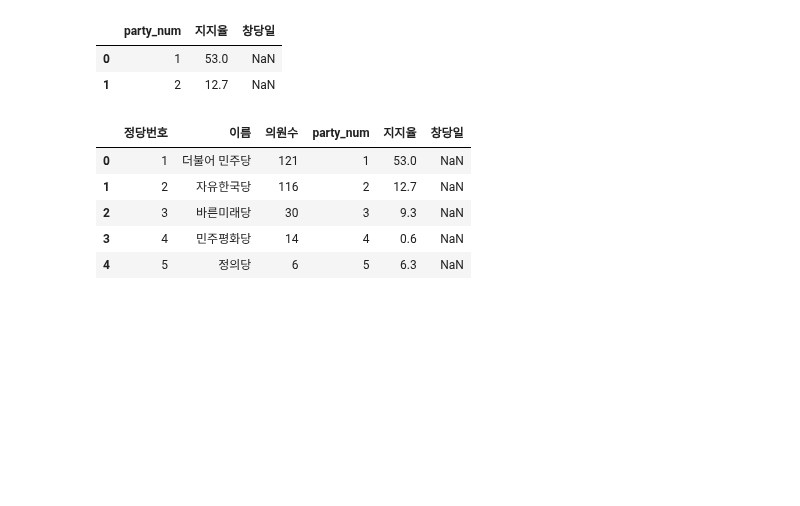
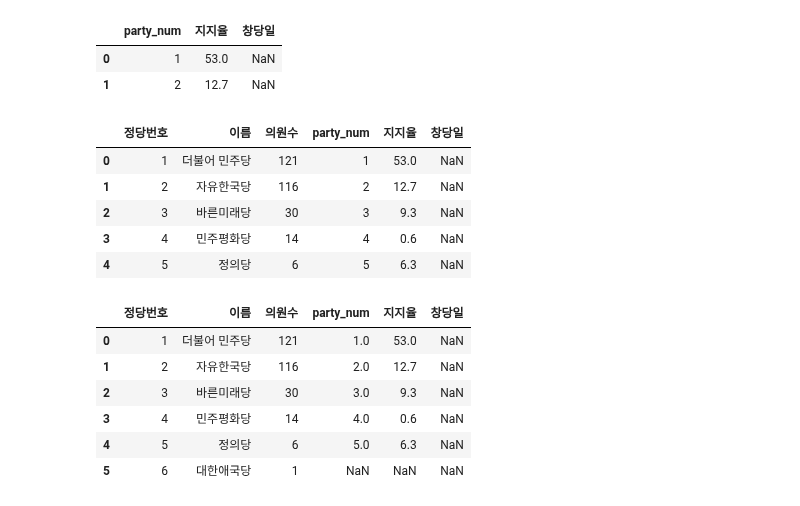
Before and after one commit to Hyunfor/2023_HNU_PythonClass, a Jupyter notebook: 23_05_02_~_데이터사이언스_파이썬_수업_9(8장)_~_10_(_9장_완,_10장_진행,_11장_진행).ipynb, the cells around one changed output. Saved outputs shown, nothing was run; the diff lists cells and outputs as text; code cells hidden in the pictures; blank space fills up the shorter version.

```diff
--- a/23_05_02_~_데이터사이언스_파이썬_수업_9(8장)_~_10_(_9장_완,_10장_진행,_11장_진행).ipynb
+++ b/23_05_02_~_데이터사이언스_파이썬_수업_9(8장)_~_10_(_9장_완,_10장_진행,_11장_진행).ipynb
@@ -778,3 +778,16 @@ pd.merge(m_df1, m_df2, left_on="정당번호", right_on="party_num")
 | 2 | 3 | 바른미래당 | 30 | 3 | 9.3 | NaN |
 | 3 | 4 | 민주평화당 | 14 | 4 | 0.6 | NaN |
 | 4 | 5 | 정의당 | 6 | 5 | 6.3 | NaN |
+# %%
+# Join 종류
+# pd.merge() 함수의 how 인자를 통해 원하는 join방법 선택 가능
+# 기본값이 inner임.
+pd.merge(m_df1, m_df2, how="left", left_on="정당번호", right_on="party_num")
+# %% [output]
+|  | 정당번호 | 이름 | 의원수 | party_num | 지지율 | 창당일 |
+| 0 | 1 | 더불어 민주당 | 121 | 1.0 | 53.0 | NaN |
+| 1 | 2 | 자유한국당 | 116 | 2.0 | 12.7 | NaN |
+| 2 | 3 | 바른미래당 | 30 | 3.0 | 9.3 | NaN |
+| 3 | 4 | 민주평화당 | 14 | 4.0 | 0.6 | NaN |
+| 4 | 5 | 정의당 | 6 | 5.0 | 6.3 | NaN |
+| 5 | 6 | 대한애국당 | 1 | NaN | NaN | NaN |
```
Also changed, not shown: parts of 2 cells of this notebook.
